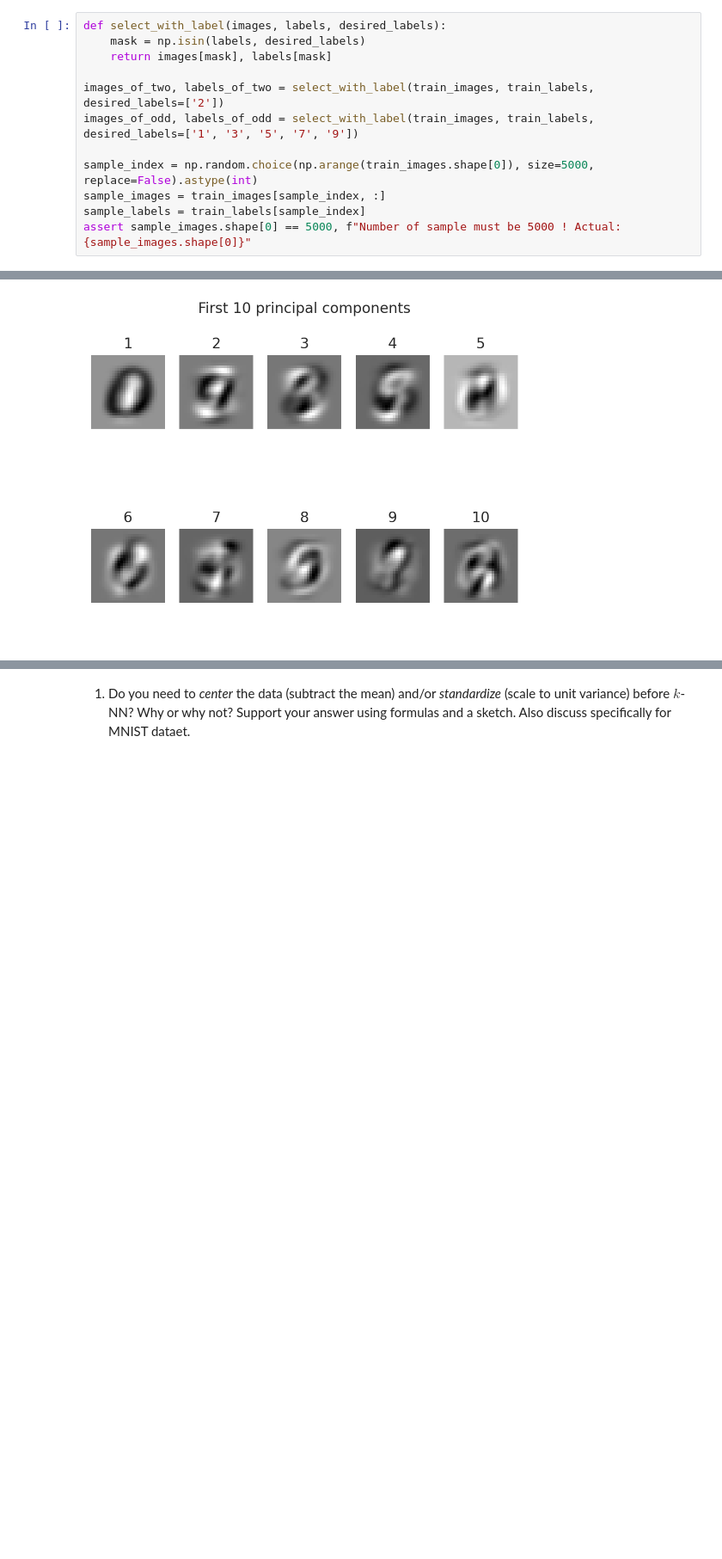
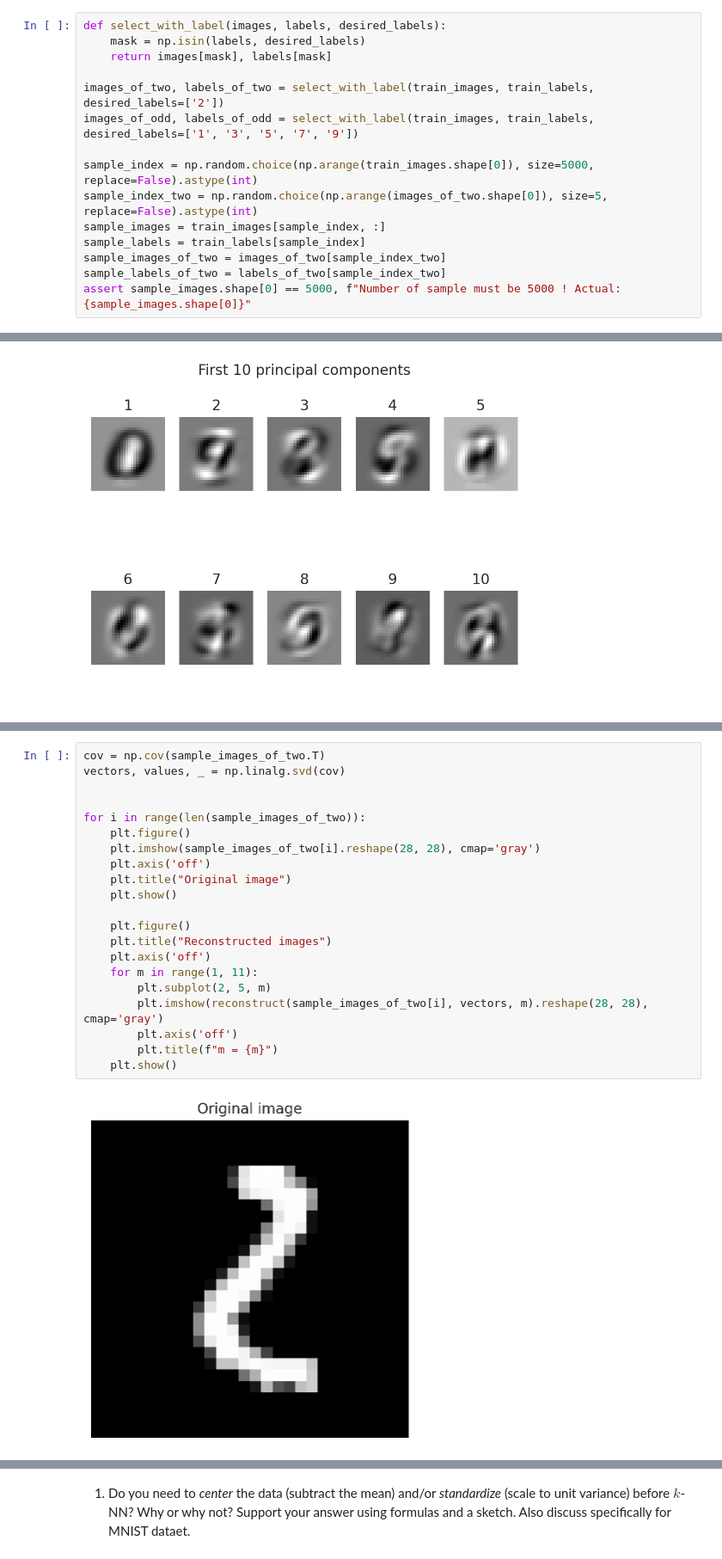
Before and after one commit to Arkanthara/data_science, a Jupyter notebook: TPB_donnet_michel_jean_joseph.ipynb, the cells around one changed output, grey strips where cells are left out. Shown at 86% size. Drawn from its saved outputs; the diff is of its cells as text; blank space fills up the shorter version.

```diff
--- a/TPB_donnet_michel_jean_joseph.ipynb
+++ b/TPB_donnet_michel_jean_joseph.ipynb
@@ -399,8 +399,11 @@ images_of_two, labels_of_two = select_with_label(train_images, train_labels, des
 images_of_odd, labels_of_odd = select_with_label(train_images, train_labels, desired_labels=['1', '3', '5', '7', '9'])
 
 sample_index = np.random.choice(np.arange(train_images.shape[0]), size=5000, replace=False).astype(int)
+sample_index_two = np.random.choice(np.arange(images_of_two.shape[0]), size=5, replace=False).astype(int)
 sample_images = train_images[sample_index, :]
 sample_labels = train_labels[sample_index]
+sample_images_of_two = images_of_two[sample_index_two]
+sample_labels_of_two = labels_of_two[sample_index_two]
 assert sample_images.shape[0] == 5000, f"Number of sample must be 5000 ! Actual: {sample_images.shape[0]}"
 # %% [markdown]
 1. Centering vs standardization: Do you need to _center_ the data (subtract the mean) and/or _standardize_ (scale to unit variance) before PCA? Why or why not? Support your answer using formulas and a small sketch. Also discuss specifically for MNIST dataet.
@@ -577,0 +582,23 @@ plt.show()
+# %%
+cov = np.cov(sample_images_of_two.T)
+vectors, values, _ = np.linalg.svd(cov)
+
+
+for i in range(len(sample_images_of_two)):
+    plt.figure()
+    plt.imshow(sample_images_of_two[i].reshape(28, 28), cmap='gray')
+    plt.axis('off')
+    plt.title("Original image")
+    plt.show()
+
+    plt.figure()
+    plt.title("Reconstructed images")
+    plt.axis('off')
+    for m in range(1, 11):
+        plt.subplot(2, 5, m)
+        plt.imshow(reconstruct(sample_images_of_two[i], vectors, m).reshape(28, 28), cmap='gray')
+        plt.axis('off')
+        plt.title(f"m = {m}")
+    plt.show()
+# %% [output]
+[figure, added]
```
Also changed, not shown: parts of 3 cells of this notebook.
